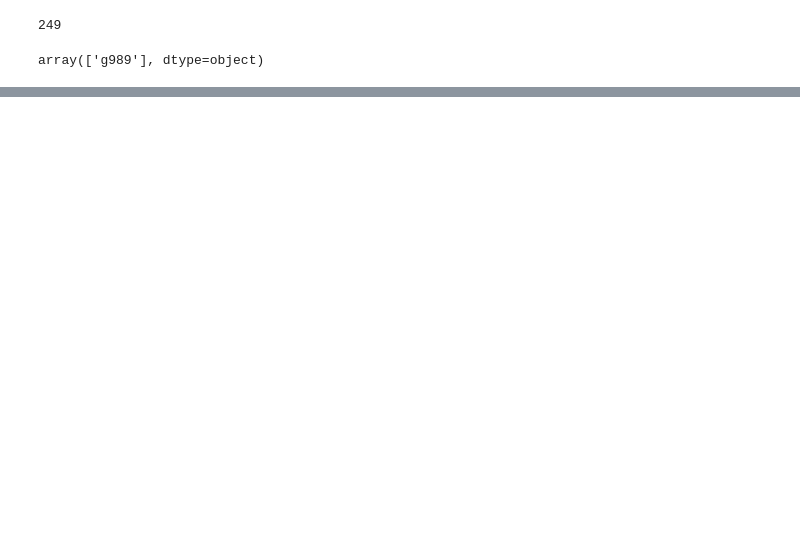
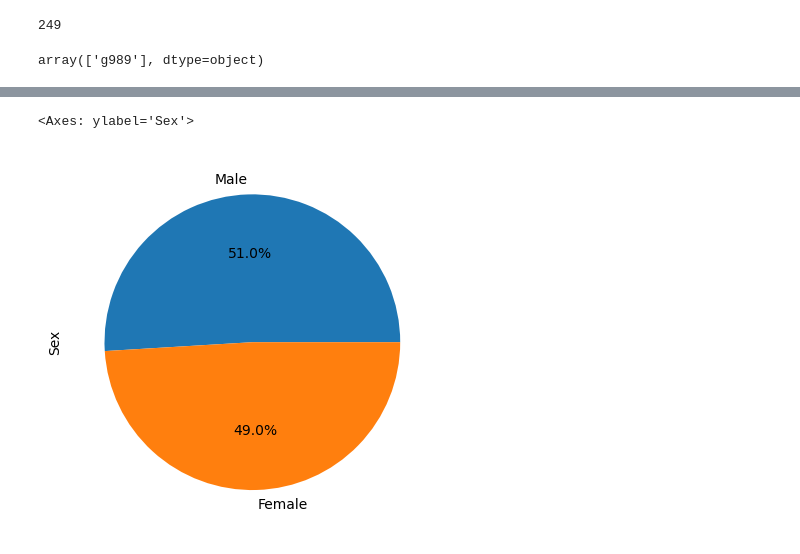
Before and after one commit to Mandia12/Matplotlib-Challenge, a Jupyter notebook: Pymaceuticals/pymaceuticals_final.ipynb, the cells around one changed output, grey strips where cells are left out. Drawn from its saved outputs; the diff is of its cells as text; code cells hidden in the pictures; blank space fills up the shorter version.

```diff
--- a/Pymaceuticals/pymaceuticals_final.ipynb
+++ b/Pymaceuticals/pymaceuticals_final.ipynb
@@ -75,4 +141,11 @@ duplicate_df
 # %%
 # Generate a pie plot showing the distribution of female versus male mice using Pandas
+distribution = cleaned["Sex"].value_counts()
+pandas_pie = distribution.plot.pie(autopct='%1.1f%%')
+plt.ylabel("Sex")
+pandas_pie
+# %% [output]
+<Axes: ylabel='Sex'>
+[figure, added]
 # %%
 # Generate a pie plot showing the distribution of female versus male mice using pyplot
```
Also changed, not shown: parts of 12 cells of this notebook.
